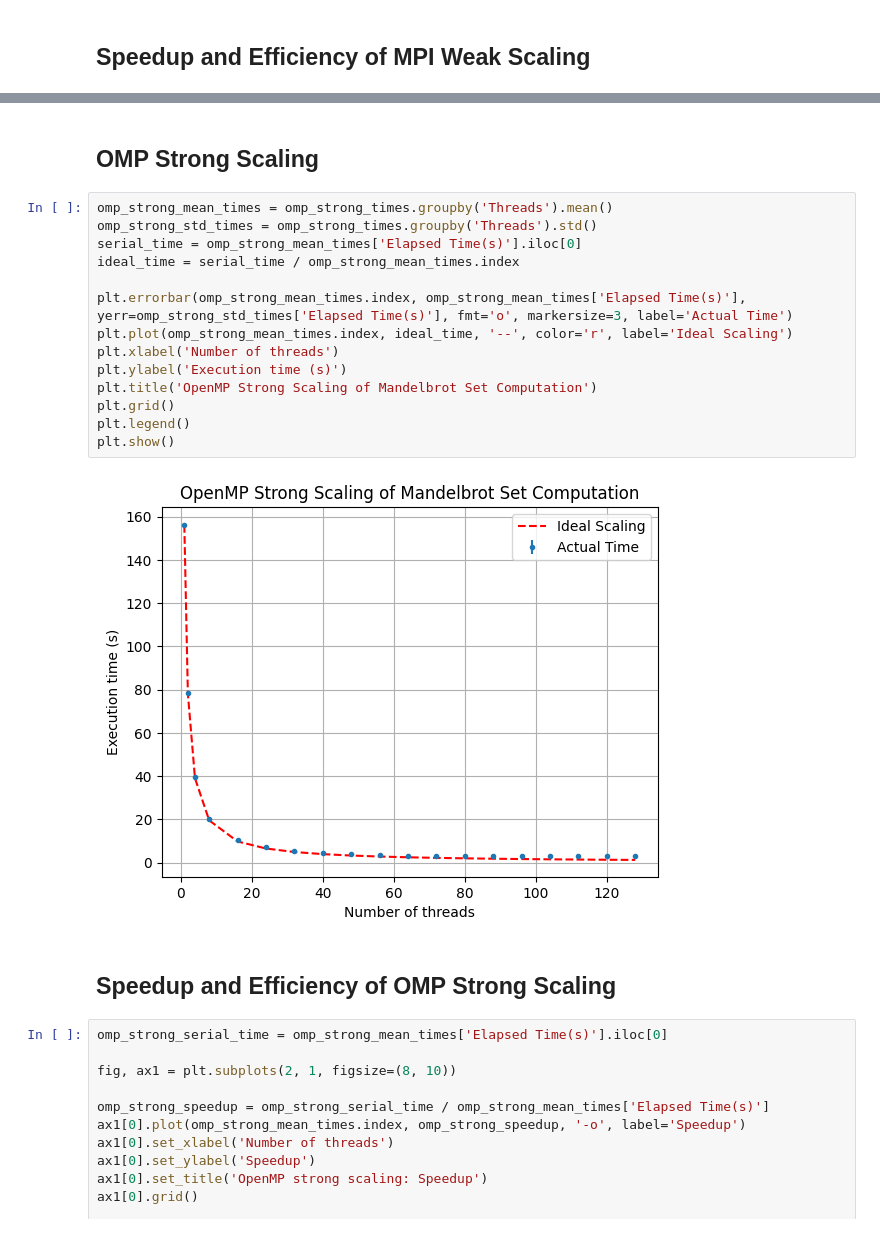
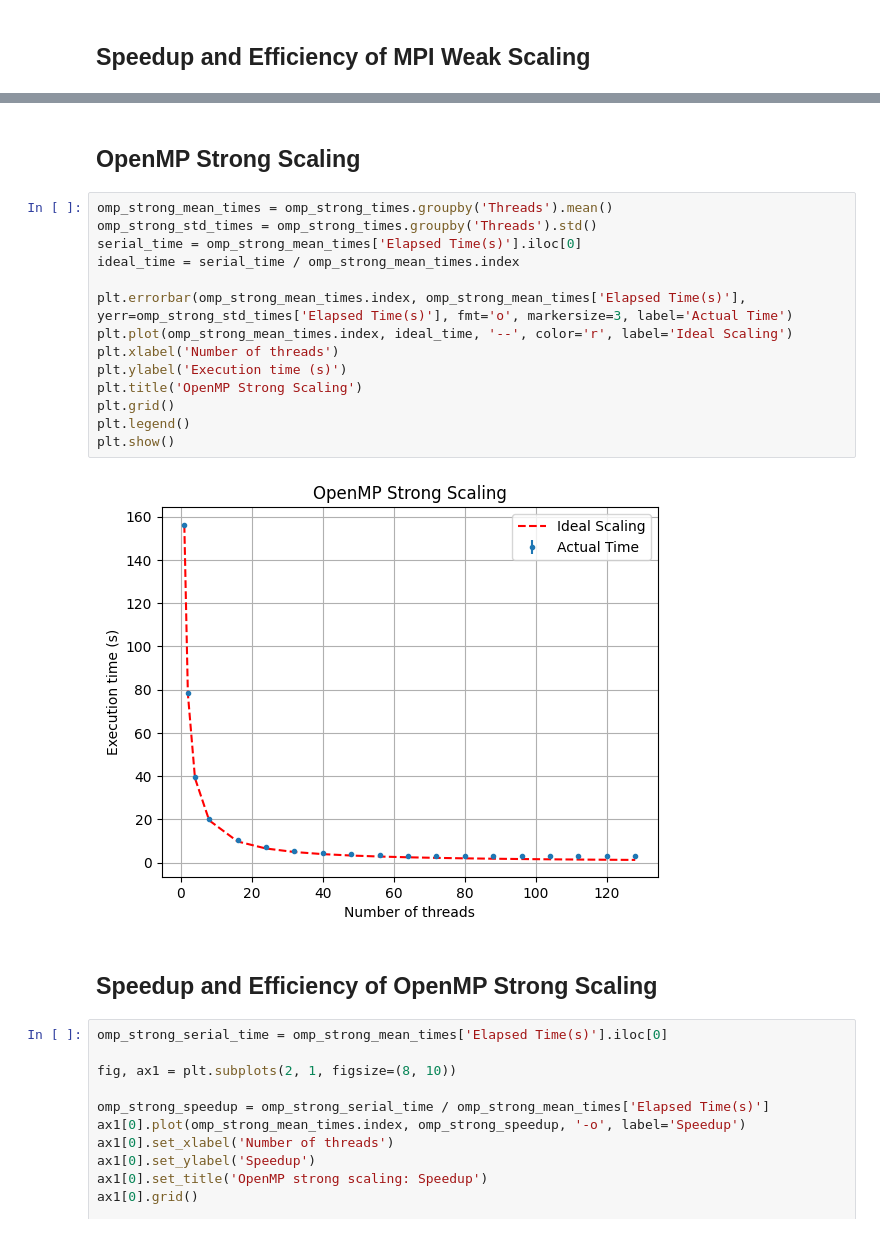
Before and after one commit to mzampar/High_Performance_Computing_2023, a Jupyter notebook: Excercise_2_c/scaling/results/analysis.ipynb, the cells around one changed output, grey strips where cells are left out. Drawn from its saved outputs; the diff is of its cells as text.

```diff
--- a/Excercise_2_c/scaling/results/analysis.ipynb
+++ b/Excercise_2_c/scaling/results/analysis.ipynb
@@ -140,23 +140,23 @@ plt.show()
 # %% [markdown]
-## OMP Strong Scaling
+## OpenMP Strong Scaling
 # %%
 omp_strong_mean_times = omp_strong_times.groupby('Threads').mean()
 omp_strong_std_times = omp_strong_times.groupby('Threads').std()
 serial_time = omp_strong_mean_times['Elapsed Time(s)'].iloc[0]
 ideal_time = serial_time / omp_strong_mean_times.index
 
 plt.errorbar(omp_strong_mean_times.index, omp_strong_mean_times['Elapsed Time(s)'], yerr=omp_strong_std_times['Elapsed Time(s)'], fmt='o', markersize=3, label='Actual Time')
 plt.plot(omp_strong_mean_times.index, ideal_time, '--', color='r', label='Ideal Scaling')
 plt.xlabel('Number of threads')
 plt.ylabel('Execution time (s)')
-plt.title('OpenMP Strong Scaling of Mandelbrot Set Computation')
+plt.title('OpenMP Strong Scaling')
 plt.grid()
 plt.legend()
 plt.show()
 # %% [output]
-[figure, old version]
+[figure, new version]
 # %% [markdown]
-## Speedup and Efficiency of OMP Strong Scaling
+## Speedup and Efficiency of OpenMP Strong Scaling
 # %%
 omp_strong_serial_time = omp_strong_mean_times['Elapsed Time(s)'].iloc[0]
 
```
Also changed, not shown: parts of 10 cells of this notebook, 6 other files.
